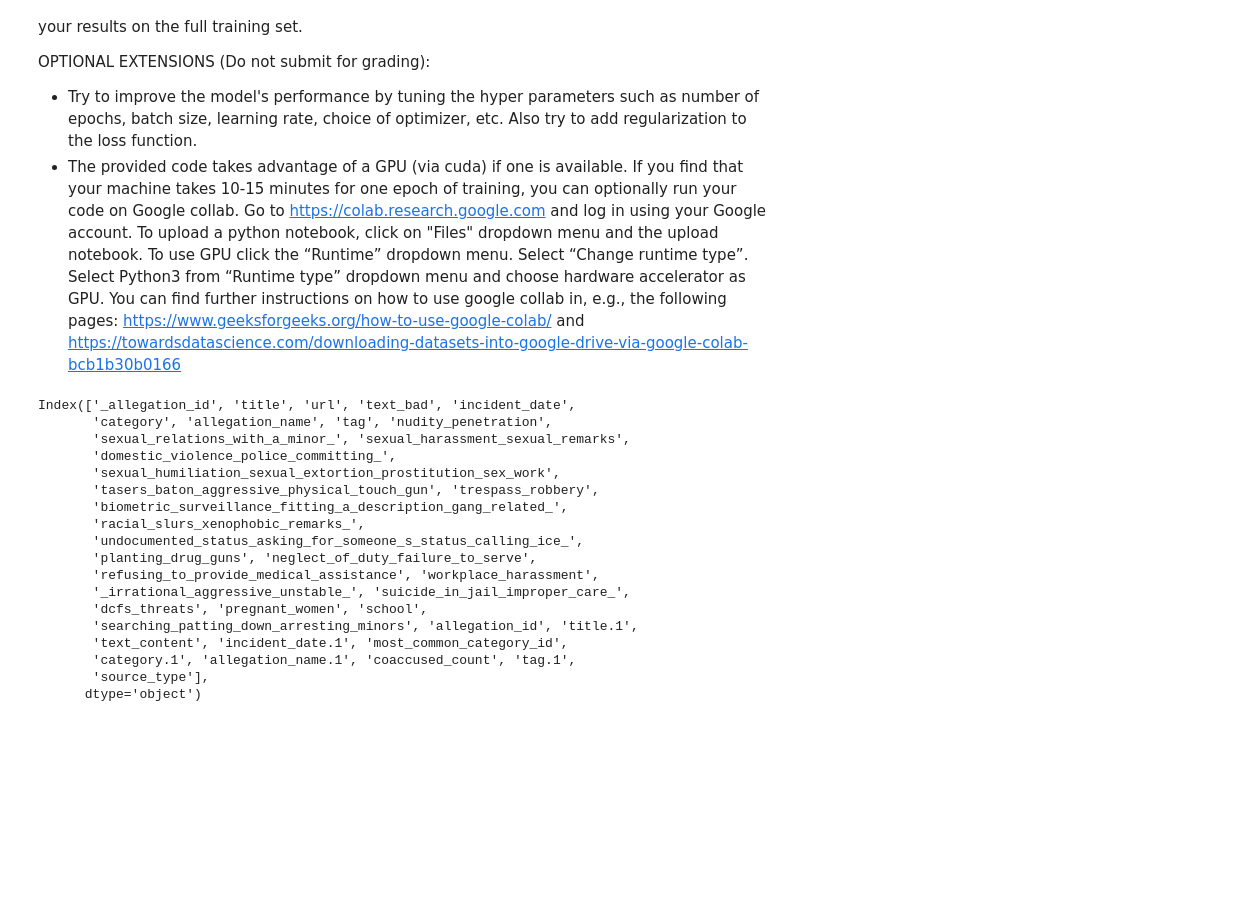
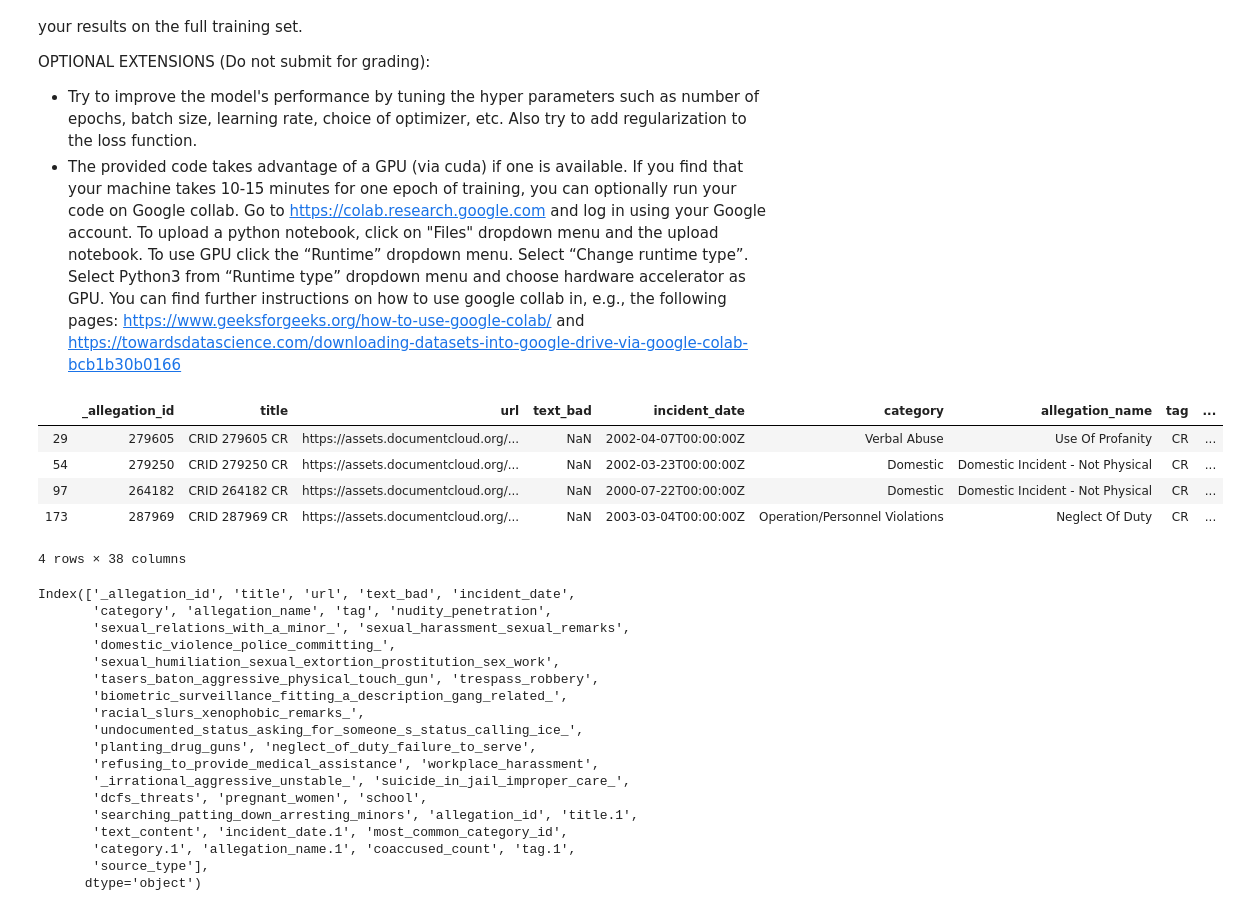
Before and after one commit to andresnigenda/cpd_complaints_nlp, a Jupyter notebook: project_test.ipynb, the cells around one changed output. Saved outputs shown, nothing was run; the diff lists cells and outputs as text; code cells hidden in the pictures; blank space fills up the shorter version.

```diff
--- a/project_test.ipynb
+++ b/project_test.ipynb
@@ -42,6 +42,15 @@ POS_LABEL = 'pos'
 NEG_LABEL = 'neg'
 # %%
 training = pd.read_csv("training_with_text.csv")
+# %%
+training.loc[training['sexual_harassment_sexual_remarks'] == 1]
+# %% [output]
+|  | _allegation_id | title | url | text_bad | incident_date | category | allegation_name | tag | ... |
+| 29 | 279605 | CRID 279605 CR | https://assets.documentcloud.org/... | NaN | 2002-04-07T00:00:00Z | Verbal Abuse | Use Of Profanity | CR | ... |
+| 54 | 279250 | CRID 279250 CR | https://assets.documentcloud.org/... | NaN | 2002-03-23T00:00:00Z | Domestic | Domestic Incident - Not Physical | CR | ... |
+| 97 | 264182 | CRID 264182 CR | https://assets.documentcloud.org/... | NaN | 2000-07-22T00:00:00Z | Domestic | Domestic Incident - Not Physical | CR | ... |
+| 173 | 287969 | CRID 287969 CR | https://assets.documentcloud.org/... | NaN | 2003-03-04T00:00:00Z | Operation/Personnel Violations | Neglect Of Duty | CR | ... |
+4 rows × 38 columns
 # %%
 training.columns
 # %% [output]
```
Also changed, not shown: 1 other file.
